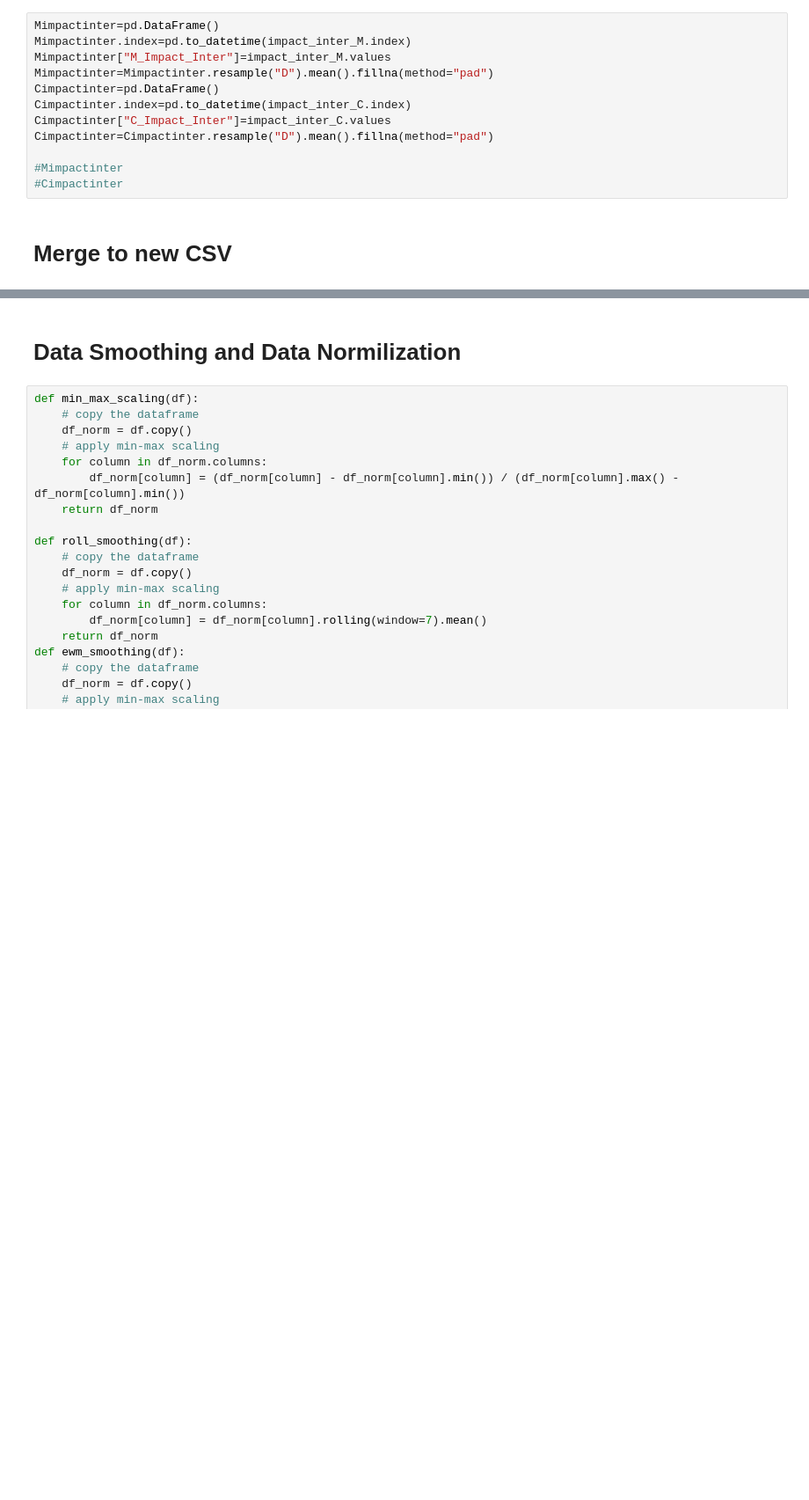
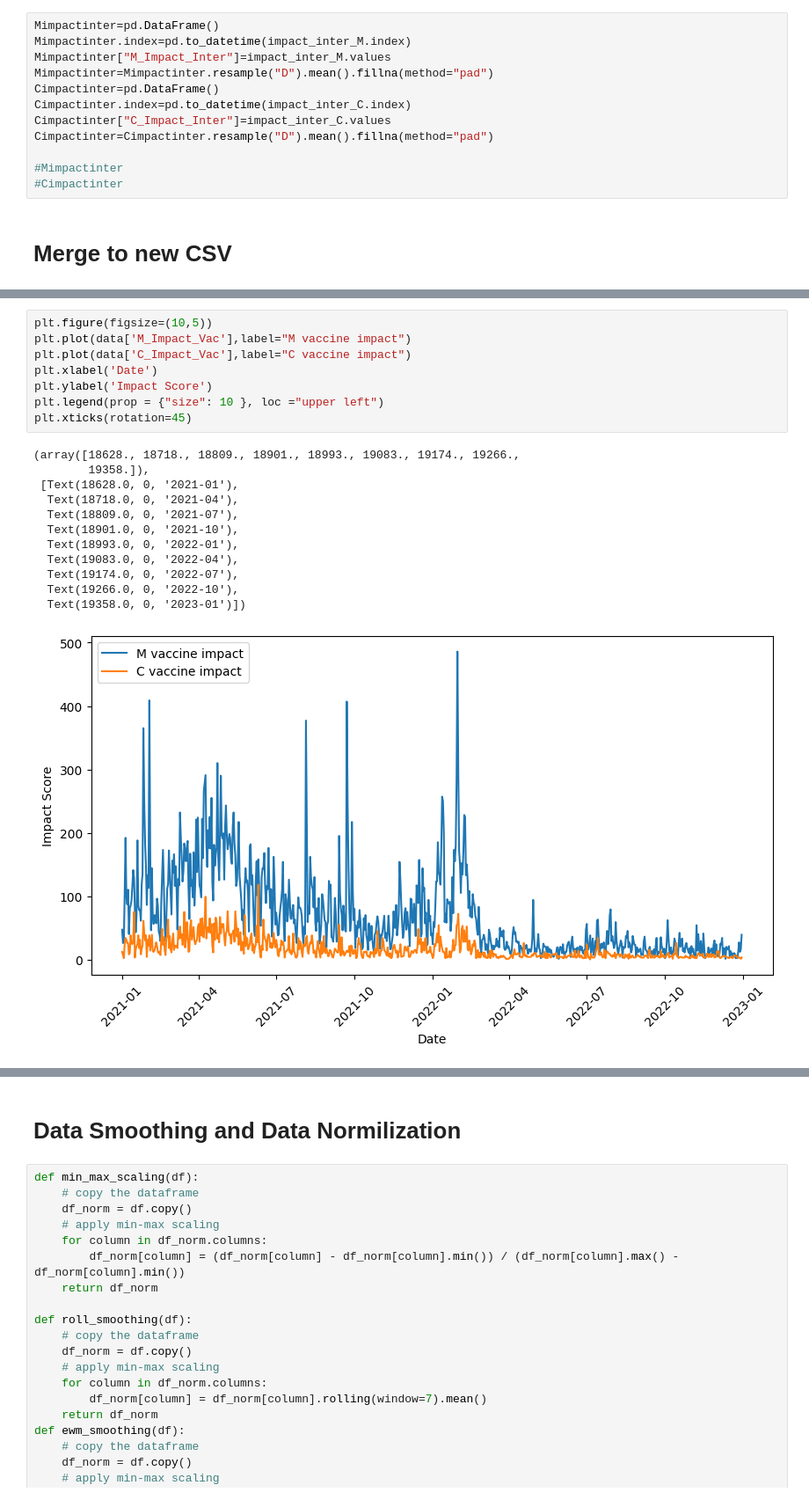
Before and after one commit to Song921012/CognitiveModel.jl, a Jupyter notebook: data/M and C Impact Series.ipynb, the cells around one changed output, grey strips where cells are left out. Shown at 88% size. Drawn from its saved outputs; the diff is of its cells as text; blank space fills up the shorter version.

```diff
--- a/data/M and C Impact Series.ipynb
+++ b/data/M and C Impact Series.ipynb
@@ -392,3 +390,24 @@ plt.xticks(rotation=45)
+# %%
+plt.figure(figsize=(10,5))
+plt.plot(data['M_Impact_Vac'],label="M vaccine impact")
+plt.plot(data['C_Impact_Vac'],label="C vaccine impact")
+plt.xlabel('Date')
+plt.ylabel('Impact Score')
+plt.legend(prop = {"size": 10 }, loc ="upper left")
+plt.xticks(rotation=45)
+# %% [output]
+(array([18628., 18718., 18809., 18901., 18993., 19083., 19174., 19266.,
+        19358.]),
+ [Text(18628.0, 0, '2021-01'),
+  Text(18718.0, 0, '2021-04'),
+  Text(18809.0, 0, '2021-07'),
+  Text(18901.0, 0, '2021-10'),
+  Text(18993.0, 0, '2022-01'),
+  Text(19083.0, 0, '2022-04'),
+  Text(19174.0, 0, '2022-07'),
+  Text(19266.0, 0, '2022-10'),
+  Text(19358.0, 0, '2023-01')])
+[figure, added]
 # %%
 #!pip install tsmoothie
 
```
Also changed, not shown: parts of 7 cells of this notebook, 35 other files.
